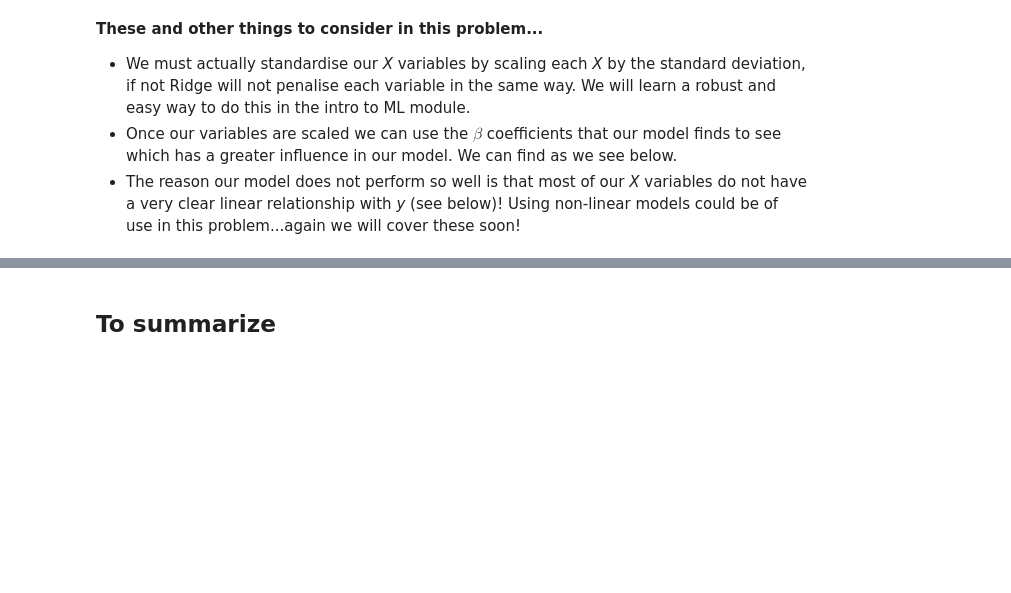
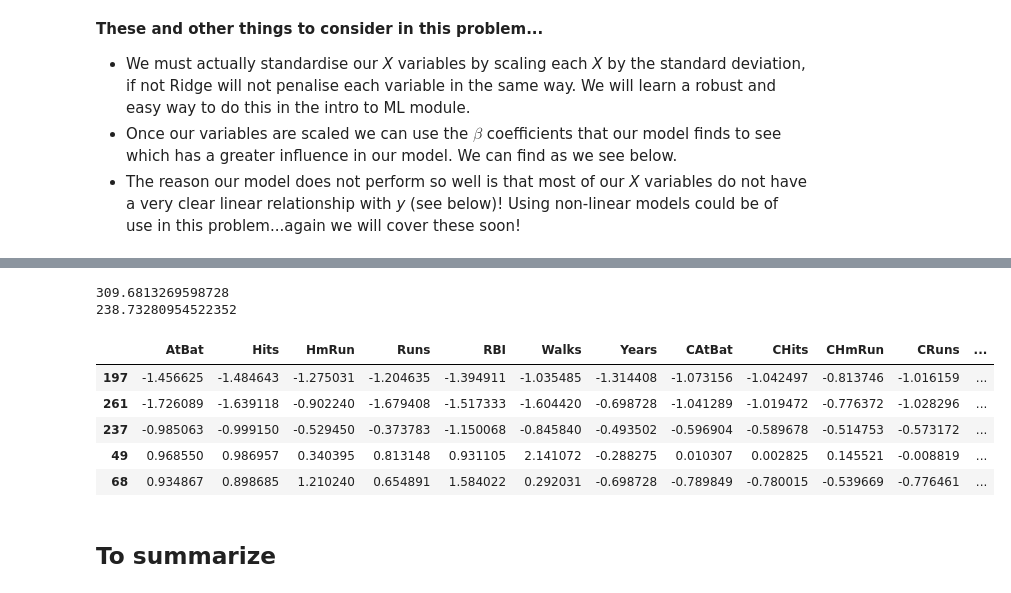
Before and after one commit to hypgawan/ML0, a Jupyter notebook: 03-CrossValidation_Regularisation.ipynb, the cells around one changed output, grey strips where cells are left out. Saved outputs shown, nothing was run; the diff lists cells and outputs as text; code cells hidden in the pictures; blank space fills up the shorter version.

Commit message:
feat : standardisation ajoutee

```diff
--- a/03-CrossValidation_Regularisation.ipynb
+++ b/03-CrossValidation_Regularisation.ipynb
@@ -603,0 +685,14 @@ linear regression model build using CV to estimate what our model performance wi
+# %%
+from sklearn.dummy import DummyRegressor
+
+dummy = DummyRegressor(strategy="median")
+dummy.fit(X_train, y_train)
+
+# Prédictions sur le test set
+y_pred_dummy = dummy.predict(X_test)
+
+# Calcul du RMSE
+baseline_rmse = mean_squared_error(y_test, y_pred_dummy)**0.5
+print(f"Baseline RMSE: {baseline_rmse:.2f}")
+baseline_mae = mean_absolute_error(y_test, y_pred_dummy)
+print(f"Baseline MAE: {baseline_mae:.2f}")
@@ -603,0 +702,12 @@ linear regression model build using CV to estimate what our model performance wi
+# %%
+from sklearn.ensemble import RandomForestRegressor
+
+rf = RandomForestRegressor(n_estimators=100, max_depth= 3,random_state=12)
+rf.fit(X_train, y_train)
+y_pred_rf = rf.predict(X_test)
+
+rf_rmse = mean_squared_error(y_test, y_pred_rf)** 0.5
+rf_mae = mean_absolute_error(y_test, y_pred_rf)
+
+print(f"Random Forest RMSE: {rf_rmse:.2f}")
+print(f"Random Forest MAE: {rf_mae:.2f}")
@@ -629,0 +760,6 @@ We can plot our cv values for each of our model flexibilities (alpha values)....
+# %%
+from sklearn.preprocessing import StandardScaler
+# Normalisation des données
+scaler = StandardScaler()
+X_train_prep = scaler.fit_transform(X_train)
+X_test_prep = scaler.transform(X_test)
@@ -630,3 +777,38 @@ We can plot our cv values for each of our model flexibilities (alpha values)....
+# %%
+model = Ridge()
+
+# Dictionnary with hyperparameters to test
+param_grid = [{'alpha': [0.001, 0.01, 0.1, 1, 3, 10, 100, 1000]}]
+
+grid_search = GridSearchCV(model, param_grid, cv=10, scoring='neg_mean_squared_error')
+grid_search.fit(X_train_prep, y_train)
+
+grid_results = pd.DataFrame(grid_search.cv_results_)
+
+best_ridge = grid_search.best_estimator_
+
+
+y_pred = model.predict(X_test_prep)
+print(mean_squared_error(y_test, y_pred)**0.5)
+print(mean_absolute_error(y_test, y_pred))
+# %% [output]
+309.6813269598728
+238.73280954522352
+# %%
+X_test_prep = pd.DataFrame(
+    X_test_prep,               # ton array standardisé
+    columns=X_test.columns,    # on remet les noms de colonnes
+    index=X_test.index         # (optionnel) garde les mêmes index
+)
+
+display(X_test_prep.head())
+# %% [output]
+|  | AtBat | Hits | HmRun | Runs | RBI | Walks | Years | CAtBat | CHits | CHmRun | CRuns | ... |
+| 197 | -1.456625 | -1.484643 | -1.275031 | -1.204635 | -1.394911 | -1.035485 | -1.314408 | -1.073156 | -1.042497 | -0.813746 | -1.016159 | ... |
+| 261 | -1.726089 | -1.639118 | -0.902240 | -1.679408 | -1.517333 | -1.604420 | -0.698728 | -1.041289 | -1.019472 | -0.776372 | -1.028296 | ... |
+| 237 | -0.985063 | -0.999150 | -0.529450 | -0.373783 | -1.150068 | -0.845840 | -0.493502 | -0.596904 | -0.589678 | -0.514753 | -0.573172 | ... |
+| 49 | 0.968550 | 0.986957 | 0.340395 | 0.813148 | 0.931105 | 2.141072 | -0.288275 | 0.010307 | 0.002825 | 0.145521 | -0.008819 | ... |
+| 68 | 0.934867 | 0.898685 | 1.210240 | 0.654891 | 1.584022 | 0.292031 | -0.698728 | -0.789849 | -0.780015 | -0.539669 | -0.776461 | ... |
 # %%
 #### solution plot scatter matrix
 # %% [markdown]
```
Also changed, not shown: parts of 23 cells of this notebook.
